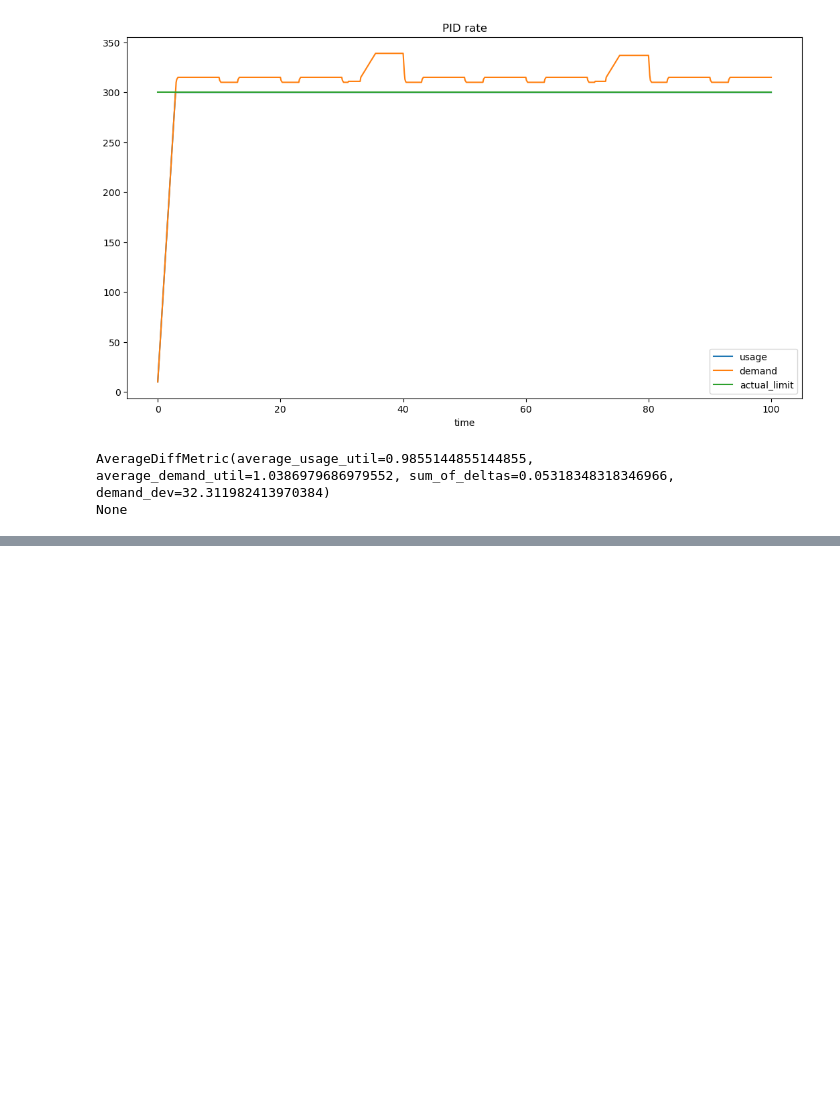
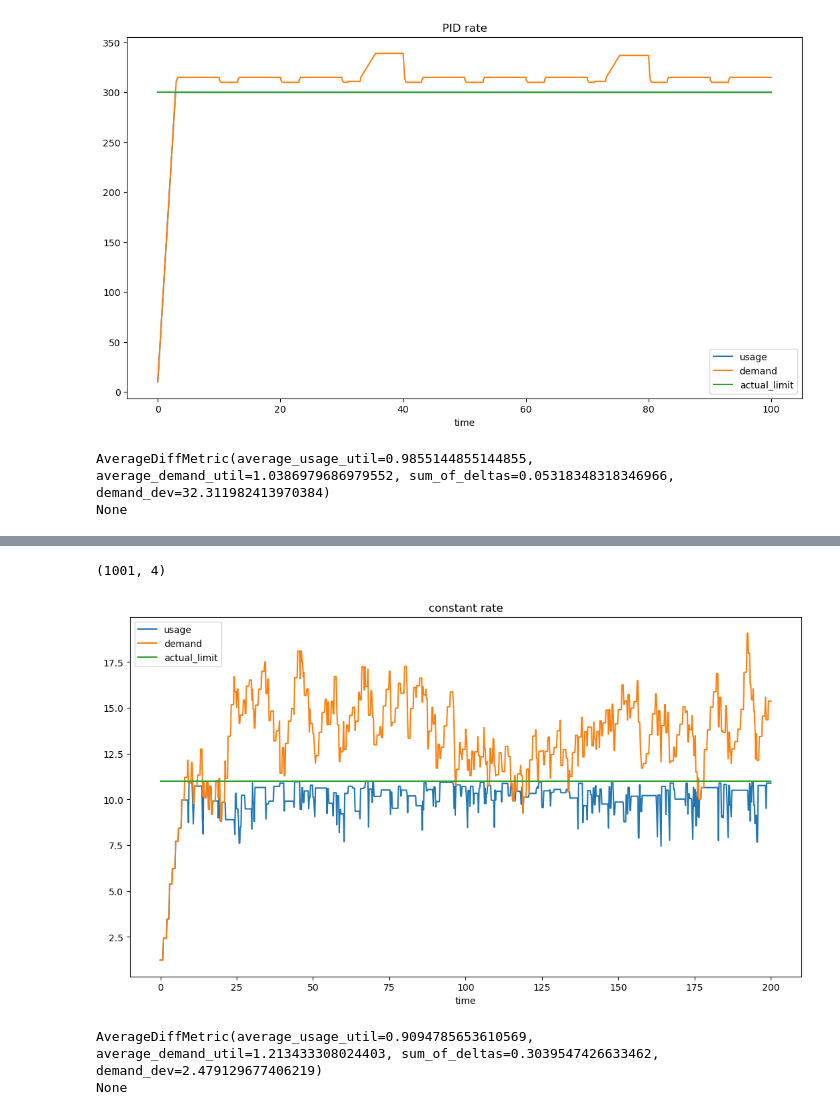
Before and after one commit to sancho20021/diploma-code, a Jupyter notebook: pid_simulation/plotting/Untitled.ipynb, the cells around one changed output, grey strips where cells are left out. Drawn from its saved outputs; the diff is of its cells as text; code cells hidden in the pictures; blank space fills up the shorter version.

Commit message:
add p controller comparison in fluid no noise model

```diff
--- a/pid_simulation/plotting/Untitled.ipynb
+++ b/pid_simulation/plotting/Untitled.ipynb
@@ -258 +258,8 @@ AverageDiffMetric(average_usage_util=1.0, average_demand_util=1.2609999999999975
 None
+# %%
+plot('constant rate', '../demo_scripts/logs/comparison/constant1.json')
+# %% [output]
+(1001, 4)
+[figure, added]
+AverageDiffMetric(average_usage_util=0.9094785653610569, average_demand_util=1.213433308024403, sum_of_deltas=0.3039547426633462, demand_dev=2.479129677406219)
+None
```
Also changed, not shown: parts of 1 cell of this notebook, 10 other files.
